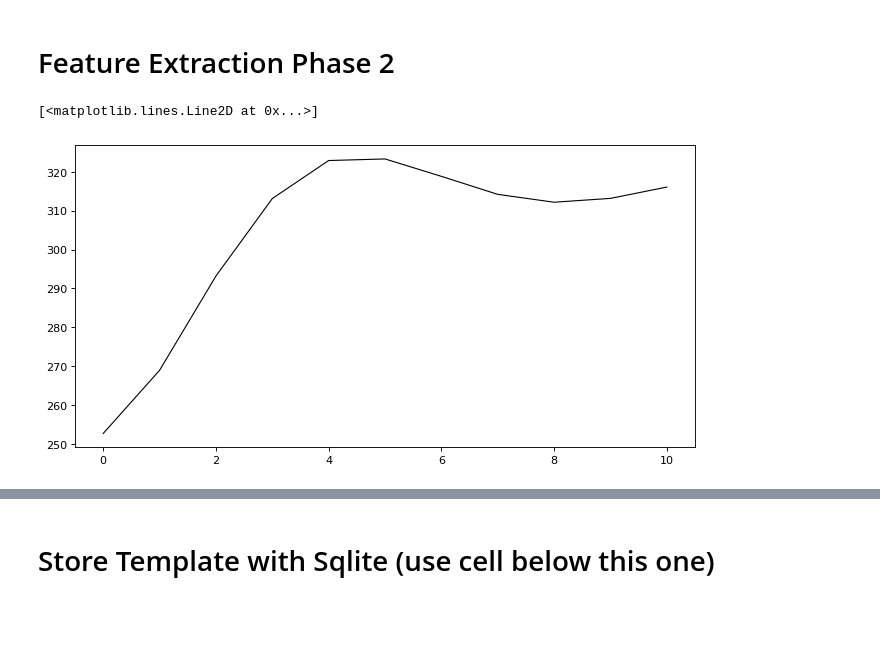
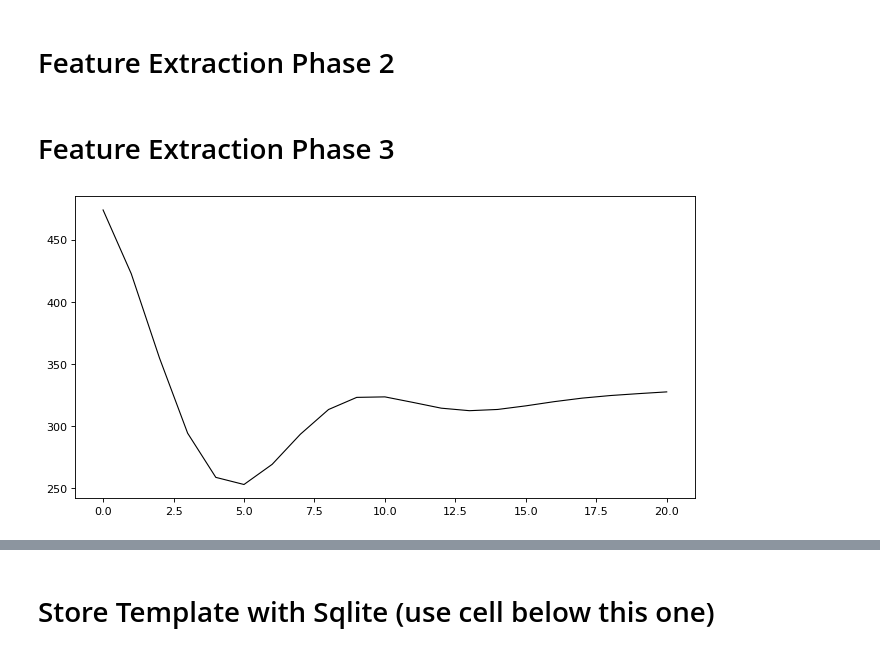
Before and after one commit to Gr-Anderson/FYP, a Jupyter notebook: testing_code/presentation/Project_Presentation.ipynb, the cells around one changed output, grey strips where cells are left out. Cells and saved outputs as stored; diff of their text form; code cells hidden in the pictures; blank space fills up the shorter version.

```diff
--- a/testing_code/presentation/Project_Presentation.ipynb
+++ b/testing_code/presentation/Project_Presentation.ipynb
@@ -57,9 +57,9 @@ b, a = signal.butter(4, 0.25, analog=False)
 data = pd.read_csv("project_presentation.csv")
 sig = data["voltage"]
 
-sig_ff = signal.filtfilt(b, a, sig)
+filtered_signal = signal.filtfilt(b, a, sig)
 
-plt.plot(sig_ff, color="#000000", linewidth=1)
+plt.plot(filtered_signal, color="#000000", linewidth=1)
 # plt.axis('off')
 
 plt.savefig("project_presentation.png", dpi=150, quality=100, bbox_inches='tight')
@@ -78,7 +80,7 @@ from scipy.signal import argrelextrema
 threshold = 400
 start = 400
 end = -100
-amended_sig = sig_ff[start:end]
+amended_sig = filtered_signal[start:end]
 no_of_rows = amended_sig.shape[0]
 line_numbers = []
 theVoltage = []
@@ -241,29 +252,32 @@ plt.scatter(features_lower[0],mean_segment[features_lower[0]],linewidth=0.3, s=2
+# %% [markdown]
+# Feature Extraction Phase 3
 # %%
 #[ 11,  39,  84,  96, 115],   [323.29507838, 369.70635096, 318.82772613, 336.672534, 318.13077959]
 # smallest_seg
 x = 11
-border = 5
+border = 10
 if x < border:
     start = 0
 else:
     start = x - border
 
 end = x + border
 if end > smallest_seg:
     end = smallest_seg
 
 
 temp_list = []
 for i in range(0, smallest_seg):
     if i >= start and i <= end:
         temp_list.append(mean_segment[i])
 #         print(i)
 
 # temp_list
 # mean_segment[0]
 plt.figure(num=None, figsize=(10, 5), dpi=80, facecolor="w", edgecolor="k")
 # plt.axis('off')
+# plt.tight_layout()
 plt.plot(temp_list, color="#000000", linewidth=1)
+plt.savefig("feature_test.png", dpi=150, quality=100, bbox_inches='tight', transparent=True)
 # %% [output]
-[<matplotlib.lines.Line2D at 0x...>]
-[figure, old version]
+[figure, new version]
```
Also changed, not shown: parts of 11 cells of this notebook, 15 other files.
